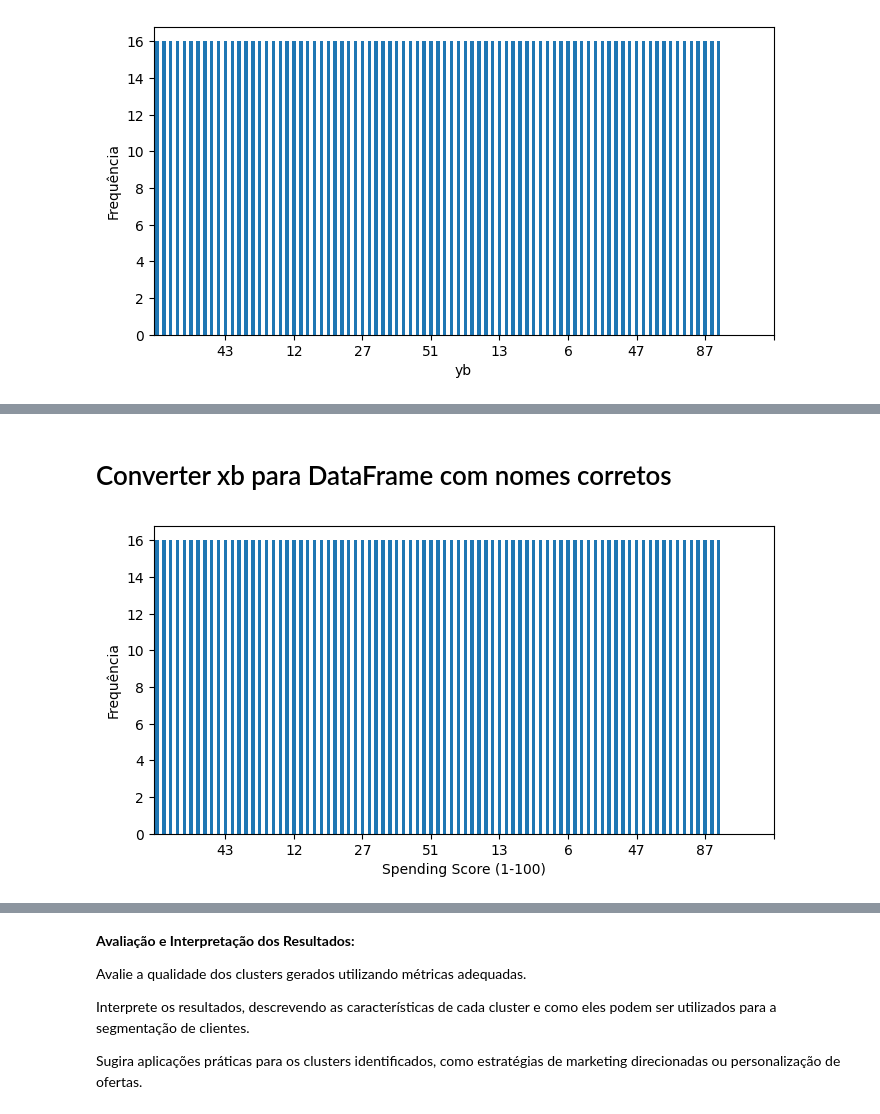
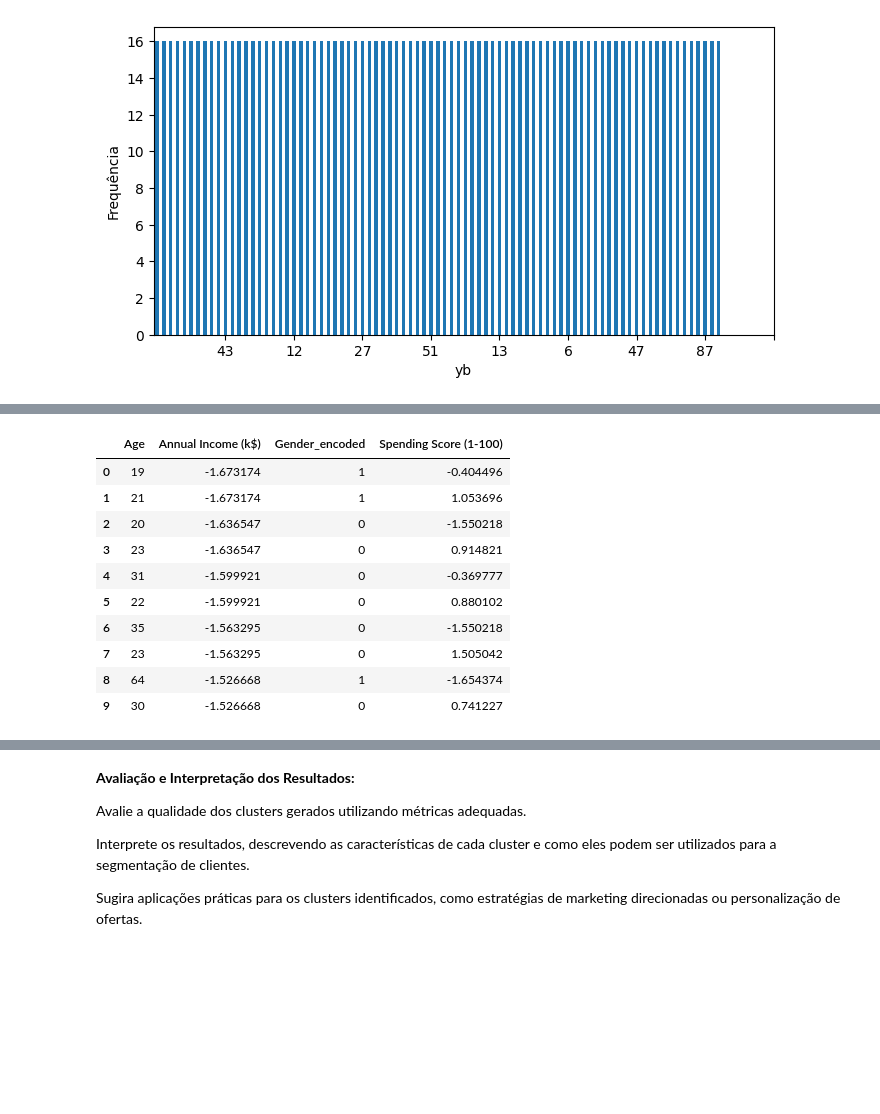
Before and after one commit to marinappdf/projetos-EBAC, a Jupyter notebook: K-means Agrupamente/K-means 2/Profissao Cientista de Dados M33 Pratique.ipynb, the cells around one changed output, grey strips where cells are left out. Cells and saved outputs as stored; diff of their text form; code cells hidden in the pictures; blank space fills up the shorter version.

```diff
--- a/K-means Agrupamente/K-means 2/Profissao Cientista de Dados M33 Pratique.ipynb
+++ b/K-means Agrupamente/K-means 2/Profissao Cientista de Dados M33 Pratique.ipynb
@@ -291,22 +327,19 @@ plt.show()
 # %%
 from sklearn.preprocessing import StandardScaler
-colunas_padronizar = dxb.columns
+colunas_padronizar = ['Annual Income (k$)', 'Spending Score (1-100)']
 scaler = StandardScaler()
-dxb[colunas_padronizar] = scaler.fit_transform(dxb[colunas_padronizar])
+df_bp = df_b.copy()
+df_bp[colunas_padronizar] = scaler.fit_transform(df_b[colunas_padronizar])
+df_bp.head(10)
+# %% [output]
+|  | Age | Annual Income (k$) | Gender_encoded | Spending Score (1-100) |
+| 0 | 19 | -1.673174 | 1 | -0.404496 |
+| 1 | 21 | -1.673174 | 1 | 1.053696 |
+| 2 | 20 | -1.636547 | 0 | -1.550218 |
+| 3 | 23 | -1.636547 | 0 | 0.914821 |
+| 4 | 31 | -1.599921 | 0 | -0.369777 |
+| 5 | 22 | -1.599921 | 0 | 0.880102 |
+| 6 | 35 | -1.563295 | 0 | -1.550218 |
+| 7 | 23 | -1.563295 | 0 | 1.505042 |
+| 8 | 64 | -1.526668 | 1 | -1.654374 |
+| 9 | 30 | -1.526668 | 0 | 0.741227 |
-# %% [markdown]
-# Converter xb para DataFrame com nomes corretos
-# %%
-target_name = 'Spending Score (1-100)'
-xb_df = pd.DataFrame(xb, columns=x.columns)
-yb_s = pd.Series(yb, name=target_name)
-df_balanciado = pd.concat([xb_df, yb_s], axis=1)
-df_balanciado.head(10)
-contagem_alvo = yb_s.value_counts()
-plt.figure(figsize=(8, 4))
-ax = contagem_alvo.plot(kind='bar')
-ax.set_xlabel(target_name)
-ax.set_ylabel('Frequência')
-plt.xticks(ticks=range(10,100,10),rotation=0)
-plt.show()
-# %% [output]
-[figure, removed]
```
Also changed, not shown: parts of 26 cells of this notebook.
